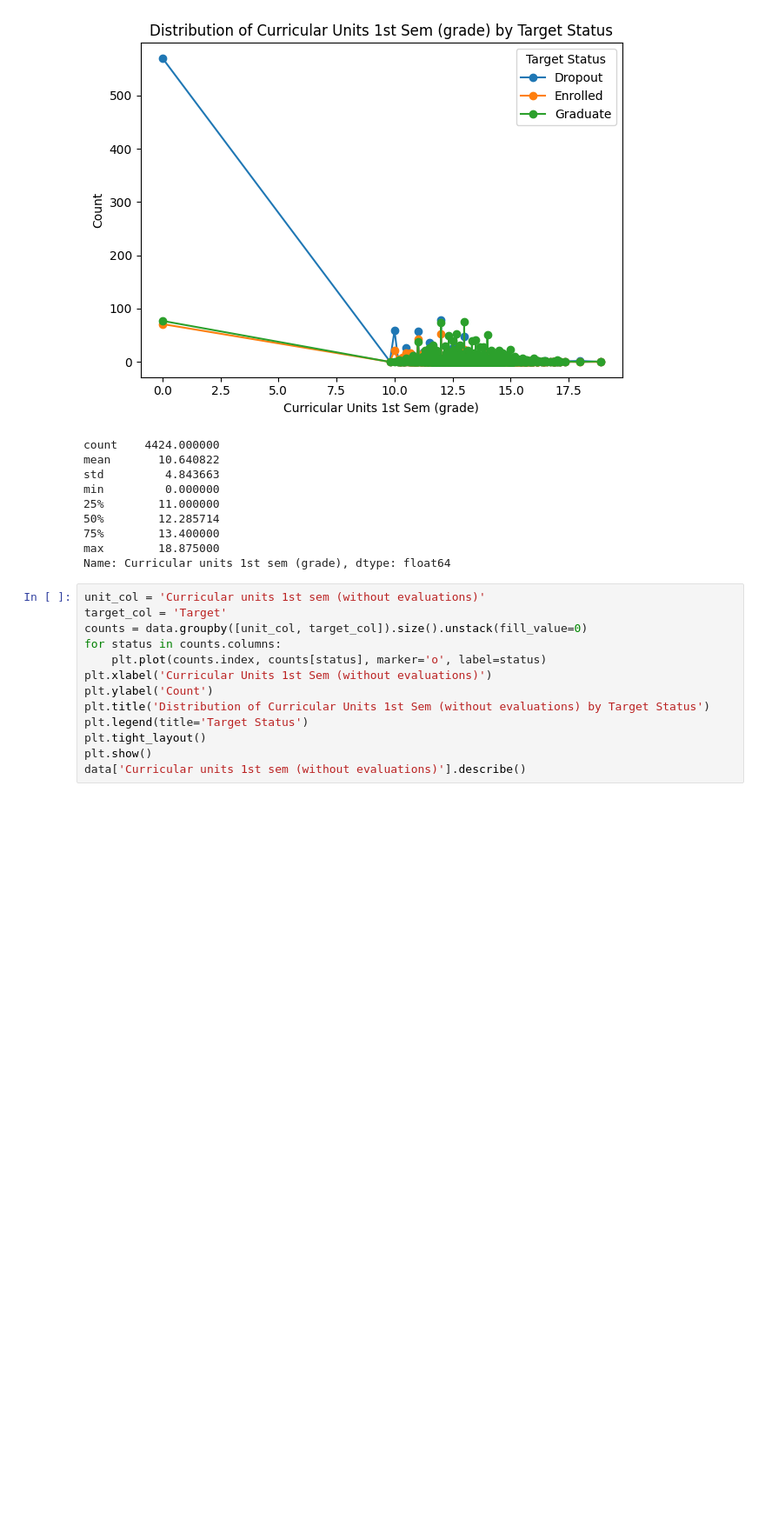
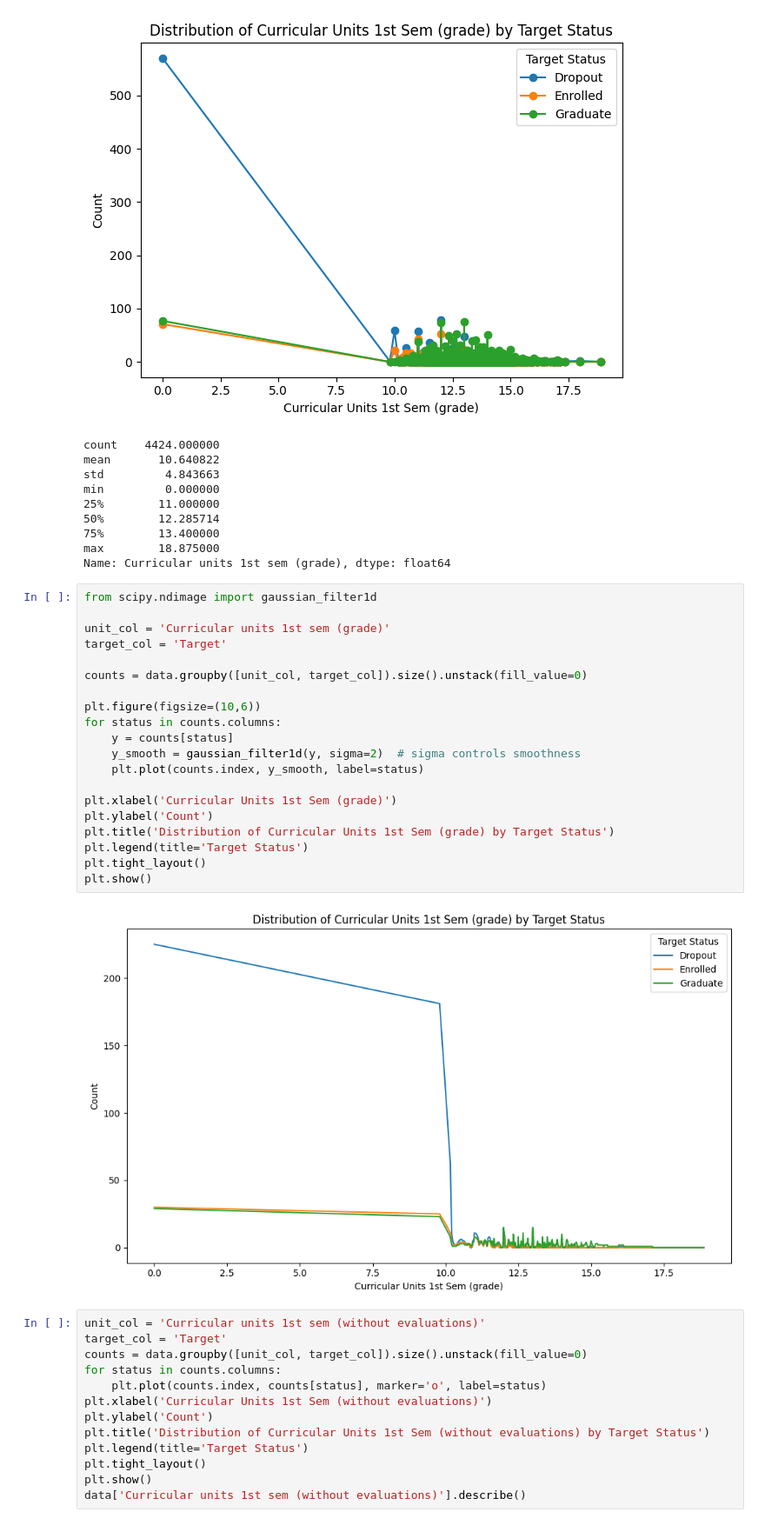
Before and after one commit to idavoong/Dropout-Predictor, a Jupyter notebook: eda/eda.ipynb, the cells around one changed output. Shown at 87% size. Drawn from its saved outputs; the diff is of its cells as text; blank space fills up the shorter version.

```diff
--- a/eda/eda.ipynb
+++ b/eda/eda.ipynb
@@ -844,6 +844,28 @@ min         0.000000
 75%        13.400000
 max        18.875000
 Name: Curricular units 1st sem (grade), dtype: float64
+# %%
+from scipy.ndimage import gaussian_filter1d
+
+unit_col = 'Curricular units 1st sem (grade)'
+target_col = 'Target'
+
+counts = data.groupby([unit_col, target_col]).size().unstack(fill_value=0)
+
+plt.figure(figsize=(10,6))
+for status in counts.columns:
+    y = counts[status]
+    y_smooth = gaussian_filter1d(y, sigma=2)  # sigma controls smoothness
+    plt.plot(counts.index, y_smooth, label=status)
+
+plt.xlabel('Curricular Units 1st Sem (grade)')
+plt.ylabel('Count')
+plt.title('Distribution of Curricular Units 1st Sem (grade) by Target Status')
+plt.legend(title='Target Status')
+plt.tight_layout()
+plt.show()
+# %% [output]
+[figure, added]
 # %%
 unit_col = 'Curricular units 1st sem (without evaluations)'
 target_col = 'Target'
```
Also changed, not shown: parts of 8 cells of this notebook, 13 other files.
